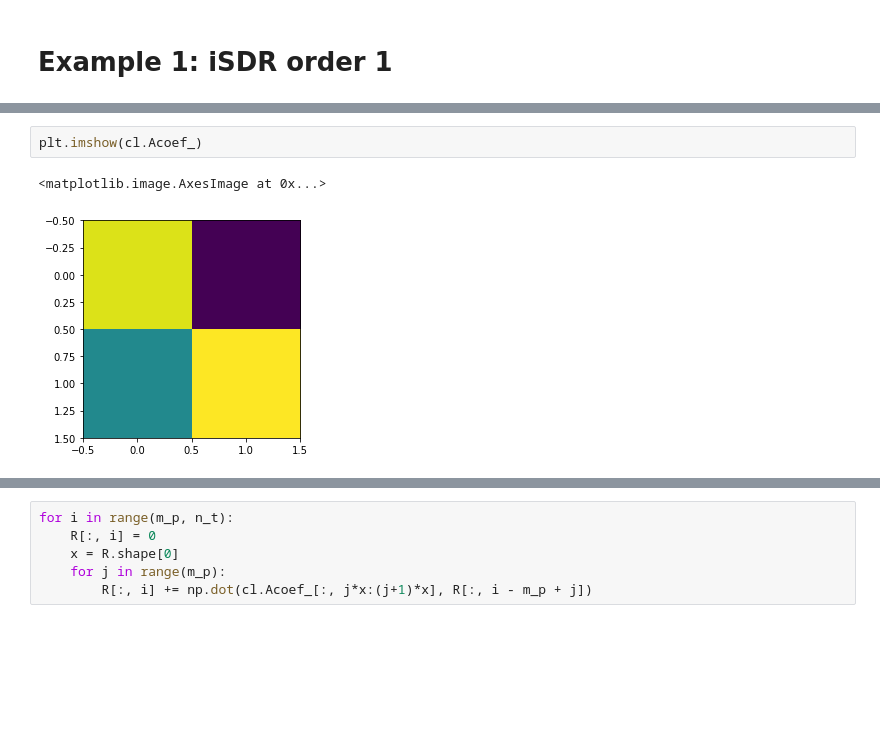
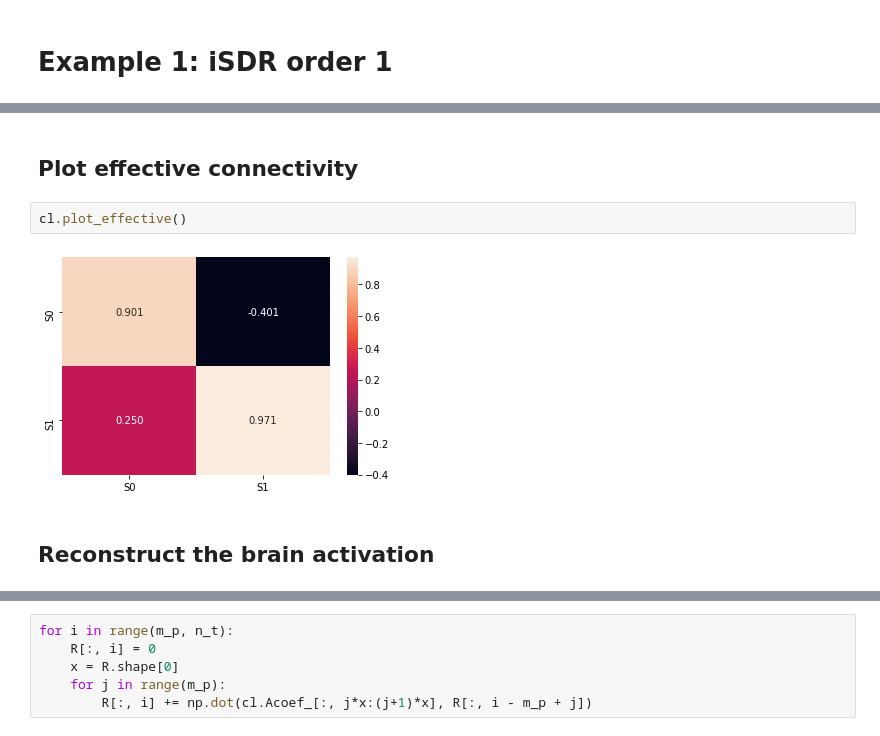
Before and after one commit to BBELAOUCHA/iSDR_cython, a Jupyter notebook: examples/iSDR_example.ipynb, the cells around one changed output, grey strips where cells are left out. Saved outputs shown, nothing was run; the diff lists cells and outputs as text; blank space fills up the shorter version.

```diff
--- a/examples/iSDR_example.ipynb
+++ b/examples/iSDR_example.ipynb
@@ -37,8 +50,11 @@ cl.eigs
-# %%
-plt.imshow(cl.Acoef_)
-# %% [output]
-<matplotlib.image.AxesImage at 0x...>
-[figure, removed]
+# %% [markdown]
+## Plot effective connectivity
+# %%
+cl.plot_effective()
+# %% [output]
+[figure, added]
+# %% [markdown]
+## Reconstruct the brain activation
 # %%
 plt.figure(figsize=(15,4))
 for i in range(n_s):
```
Also changed, not shown: parts of 33 cells of this notebook, 1 other file.
